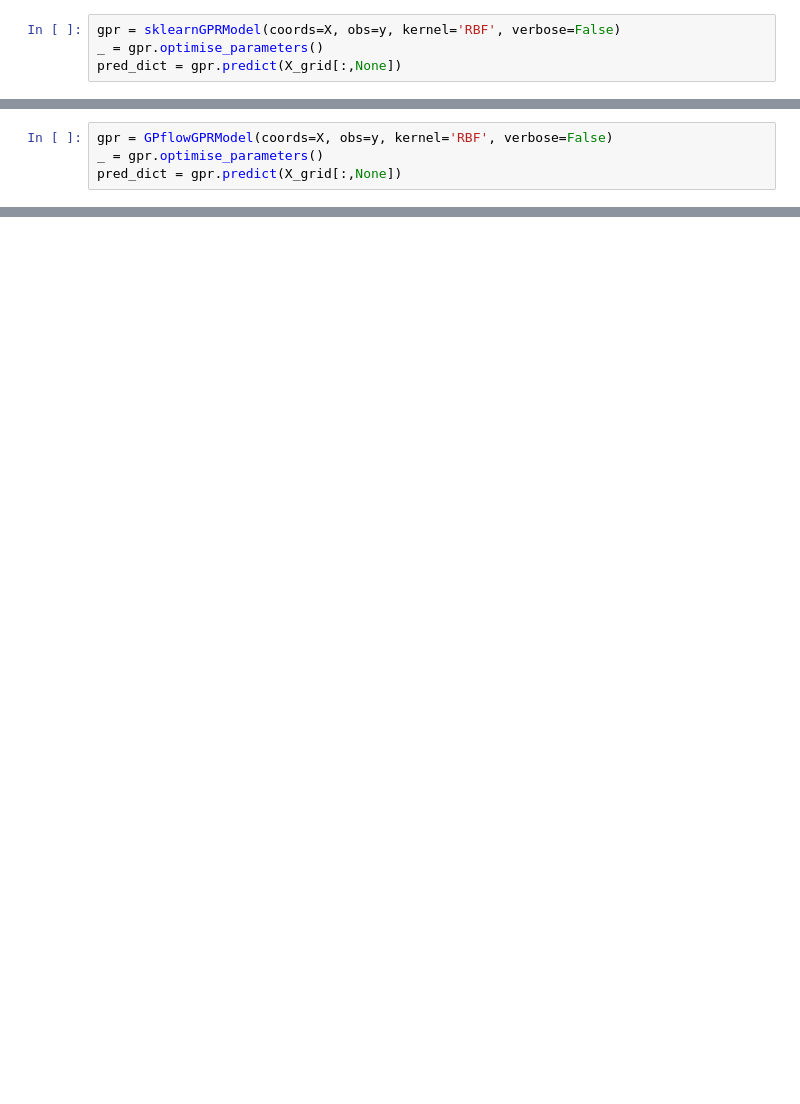
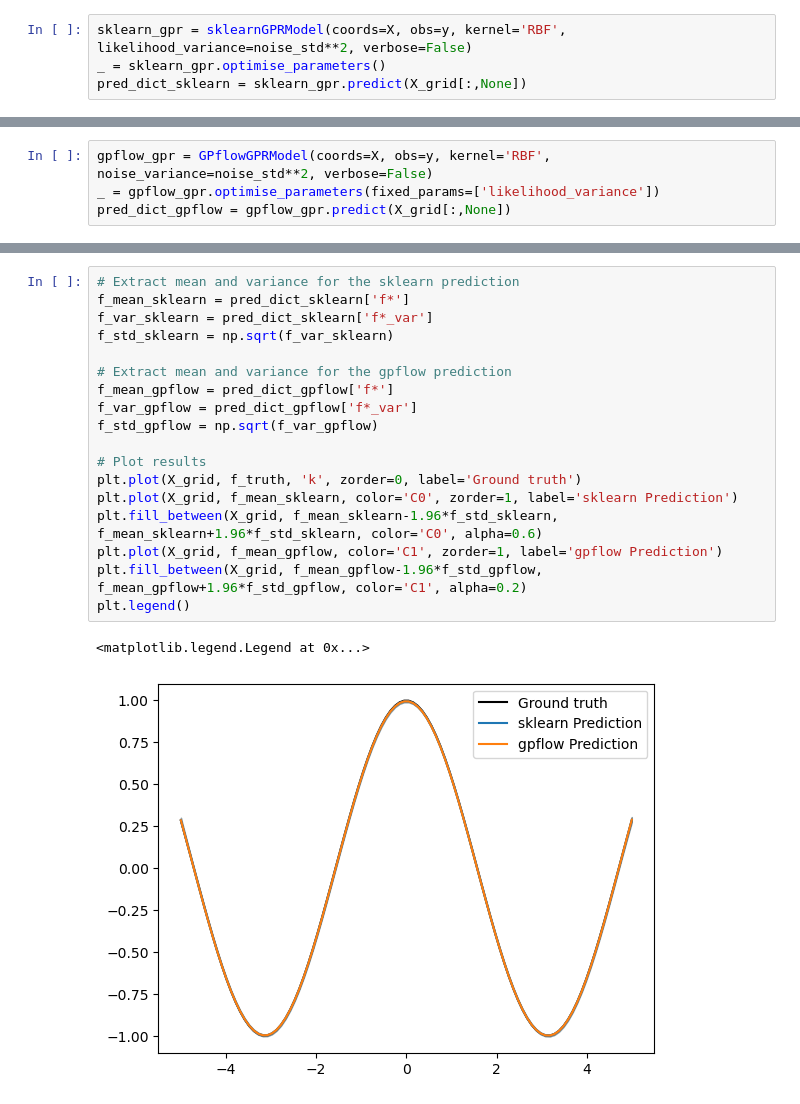
Before and after one commit to CPOMUCL/GPSat, a Jupyter notebook: docs/notebooks/using_gpus.ipynb, the cells around one changed output, grey strips where cells are left out. Cells and saved outputs as stored; diff of their text form; blank space fills up the shorter version.

```diff
--- a/docs/notebooks/using_gpus.ipynb
+++ b/docs/notebooks/using_gpus.ipynb
@@ -34,5 +43,5 @@ plt.legend()
 # %%
-gpr = sklearnGPRModel(coords=X, obs=y, kernel='RBF', verbose=False)
-_ = gpr.optimise_parameters()
-pred_dict = gpr.predict(X_grid[:,None])
+sklearn_gpr = sklearnGPRModel(coords=X, obs=y, kernel='RBF', likelihood_variance=noise_std**2, verbose=False)
+_ = sklearn_gpr.optimise_parameters()
+pred_dict_sklearn = sklearn_gpr.predict(X_grid[:,None])
 # %% [output]
@@ -42,5 +56,5 @@ pred_dict = gpr.predict(X_grid[:,None])
 # %%
-gpr = GPflowGPRModel(coords=X, obs=y, kernel='RBF', verbose=False)
-_ = gpr.optimise_parameters()
-pred_dict = gpr.predict(X_grid[:,None])
+gpflow_gpr = GPflowGPRModel(coords=X, obs=y, kernel='RBF', noise_variance=noise_std**2, verbose=False)
+_ = gpflow_gpr.optimise_parameters(fixed_params=['likelihood_variance'])
+pred_dict_gpflow = gpflow_gpr.predict(X_grid[:,None])
 # %% [output]
@@ -50,0 +75,21 @@ setting lengthscales to: [1.]
+# %%
+# Extract mean and variance for the sklearn prediction
+f_mean_sklearn = pred_dict_sklearn['f*']
+f_var_sklearn = pred_dict_sklearn['f*_var']
+f_std_sklearn = np.sqrt(f_var_sklearn)
+
+# Extract mean and variance for the gpflow prediction
+f_mean_gpflow = pred_dict_gpflow['f*']
+f_var_gpflow = pred_dict_gpflow['f*_var']
+f_std_gpflow = np.sqrt(f_var_gpflow)
+
+# Plot results
+plt.plot(X_grid, f_truth, 'k', zorder=0, label='Ground truth')
+plt.plot(X_grid, f_mean_sklearn, color='C0', zorder=1, label='sklearn Prediction')
+plt.fill_between(X_grid, f_mean_sklearn-1.96*f_std_sklearn, f_mean_sklearn+1.96*f_std_sklearn, color='C0', alpha=0.6)
+plt.plot(X_grid, f_mean_gpflow, color='C1', zorder=1, label='gpflow Prediction')
+plt.fill_between(X_grid, f_mean_gpflow-1.96*f_std_gpflow, f_mean_gpflow+1.96*f_std_gpflow, color='C1', alpha=0.2)
+plt.legend()
+# %% [output]
+<matplotlib.legend.Legend at 0x...>
+[figure, added]
```
Also changed, not shown: parts of 10 cells of this notebook.
